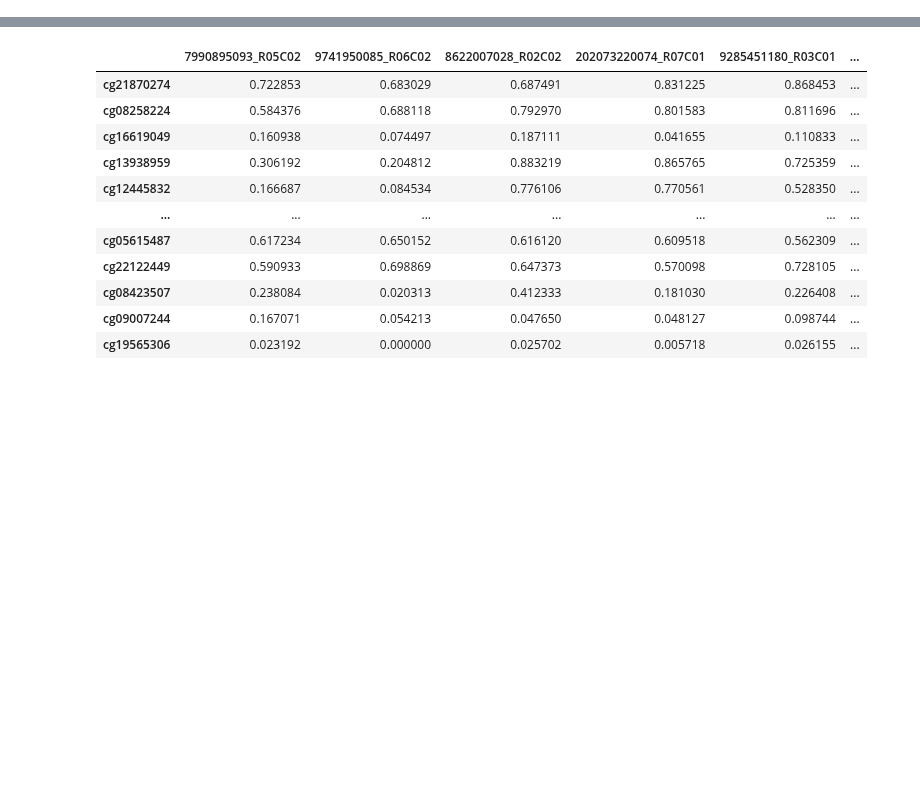
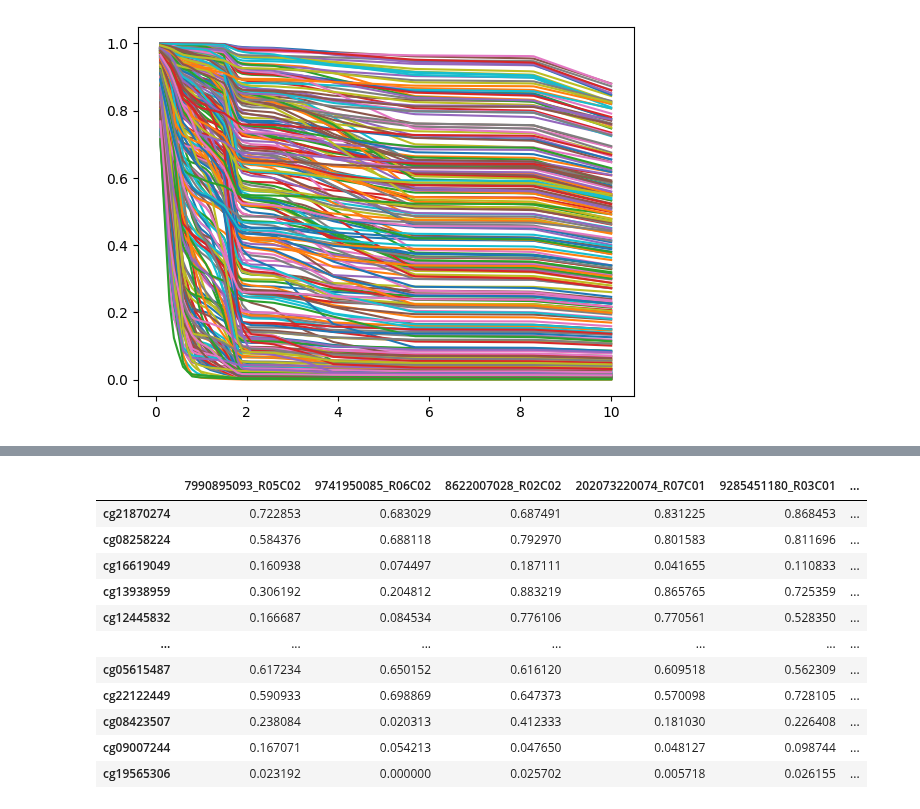
Before and after one commit to sstefan01/methylation-survival, a Jupyter notebook: scratch_eval.ipynb, the cells around one changed output, grey strips where cells are left out. Cells and saved outputs as stored; diff of their text form; code cells hidden in the pictures; blank space fills up the shorter version.

```diff
--- a/scratch_eval.ipynb
+++ b/scratch_eval.ipynb
@@ -13,0 +113,30 @@ from sklearn.metrics import brier_score_loss
+# %%
+test_samples = relapse_pred.values
+# test_samples = rCM_predictions.values
+pred_times = time_bins
+eval_times = np.arange(0.1, 10.01, 0.1)
+
+n_test_samples = test_samples.shape[0]
+interpolated_probs = np.zeros((n_test_samples, len(eval_times)))
+
+
+for i in range(n_test_samples):
+    y_interp = test_samples[i, :]
+    interp_func = interp1d(
+        pred_times,
+        y_interp,
+        kind='linear',
+        bounds_error=False,
+        fill_value=(y_interp[0], y_interp[-1])
+    )
+    interpolated_probs[i, :] = interp_func(eval_times)
+
+    # force survival at time 0 to be 1
+    interpolated_probs[i, np.isclose(eval_times, 0.0)] = 1.0
+
+interpolated_probs = np.clip(interpolated_probs, 0.0, 1.0)
+# %%
+plt.plot(eval_times, interpolated_probs.T)
+plt.show()
+# %% [output]
+[figure, added]
```
Also changed, not shown: parts of 48 cells of this notebook, 3 other files.
